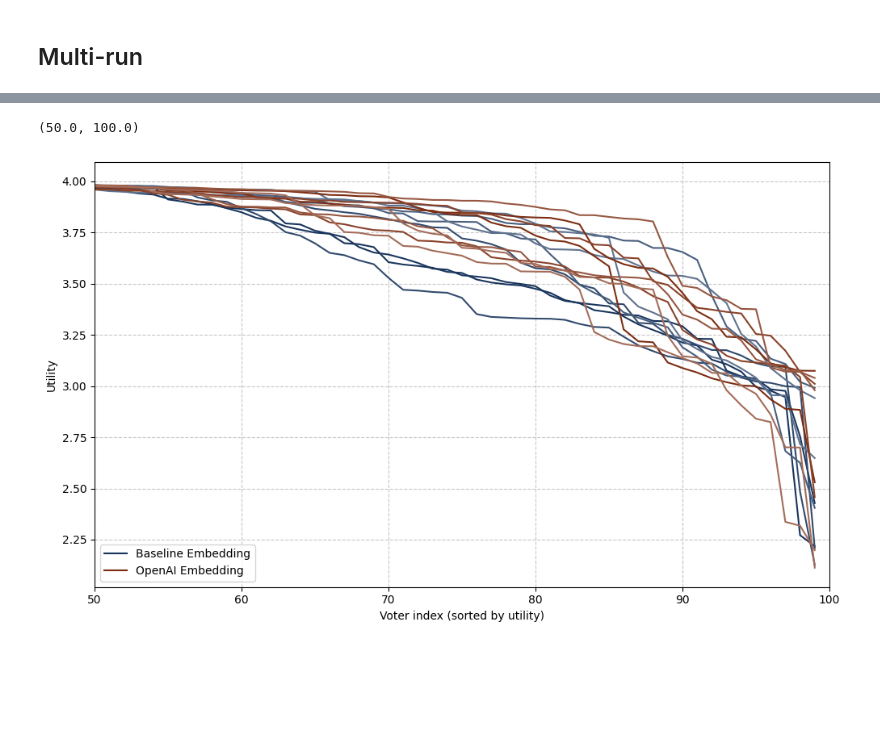
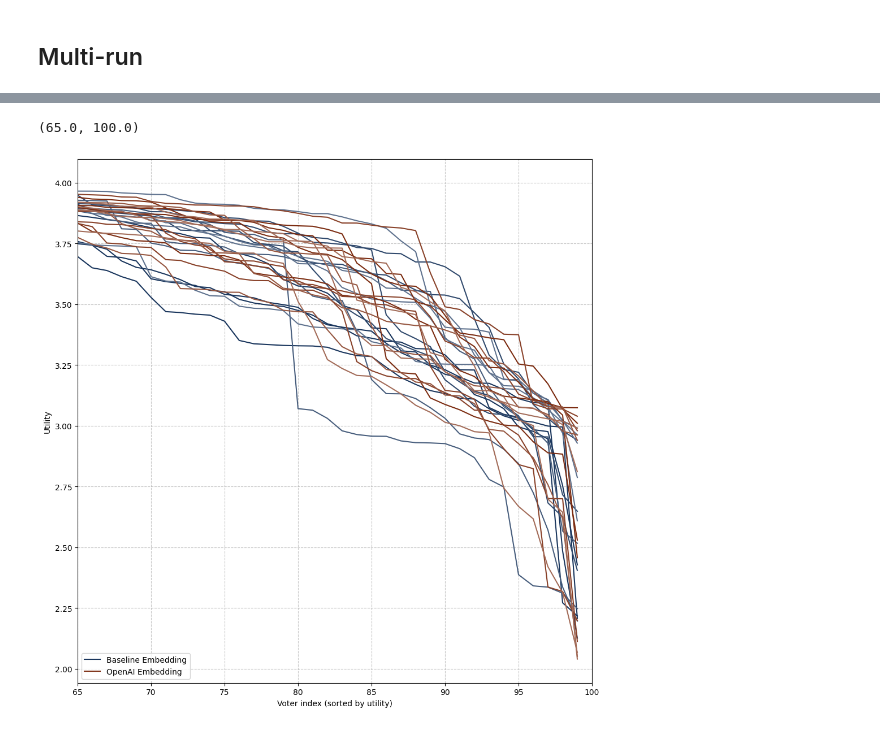
Before and after one commit to aaron-sandoval/generative_social_choice, a Jupyter notebook: generative_social_choice/plots/ablation_embeddings.ipynb, the cells around one changed output, grey strips where cells are left out. Drawn from its saved outputs; the diff is of its cells as text; code cells hidden in the pictures; blank space fills up the shorter version.

```diff
--- a/generative_social_choice/plots/ablation_embeddings.ipynb
+++ b/generative_social_choice/plots/ablation_embeddings.ipynb
@@ -143,13 +160,14 @@ all_multirun_utilities = pd.concat([
 # %%
 from generative_social_choice.utils.postprocessing import plot_sorted_utility_distributions
 
 embedding_ablation_multi_fig = plot_sorted_utility_distributions(
-    all_multirun_utilities.dropna(axis=1, how="any")
+    all_multirun_utilities.dropna(axis=1, how="any"),
+    figsize=(10, 10)
 )
-embedding_ablation_multi_fig.axes[0].set_xlim(50, 100)
+embedding_ablation_multi_fig.axes[0].set_xlim(65, 100)
 # %% [output]
-(50.0, 100.0)
+(65.0, 100.0)
-[figure, old version]
+[figure, new version]
 # %%
 from generative_social_choice.utils.postprocessing import plot_sorted_utility_CIs
 
```
Also changed, not shown: parts of 8 cells of this notebook.
